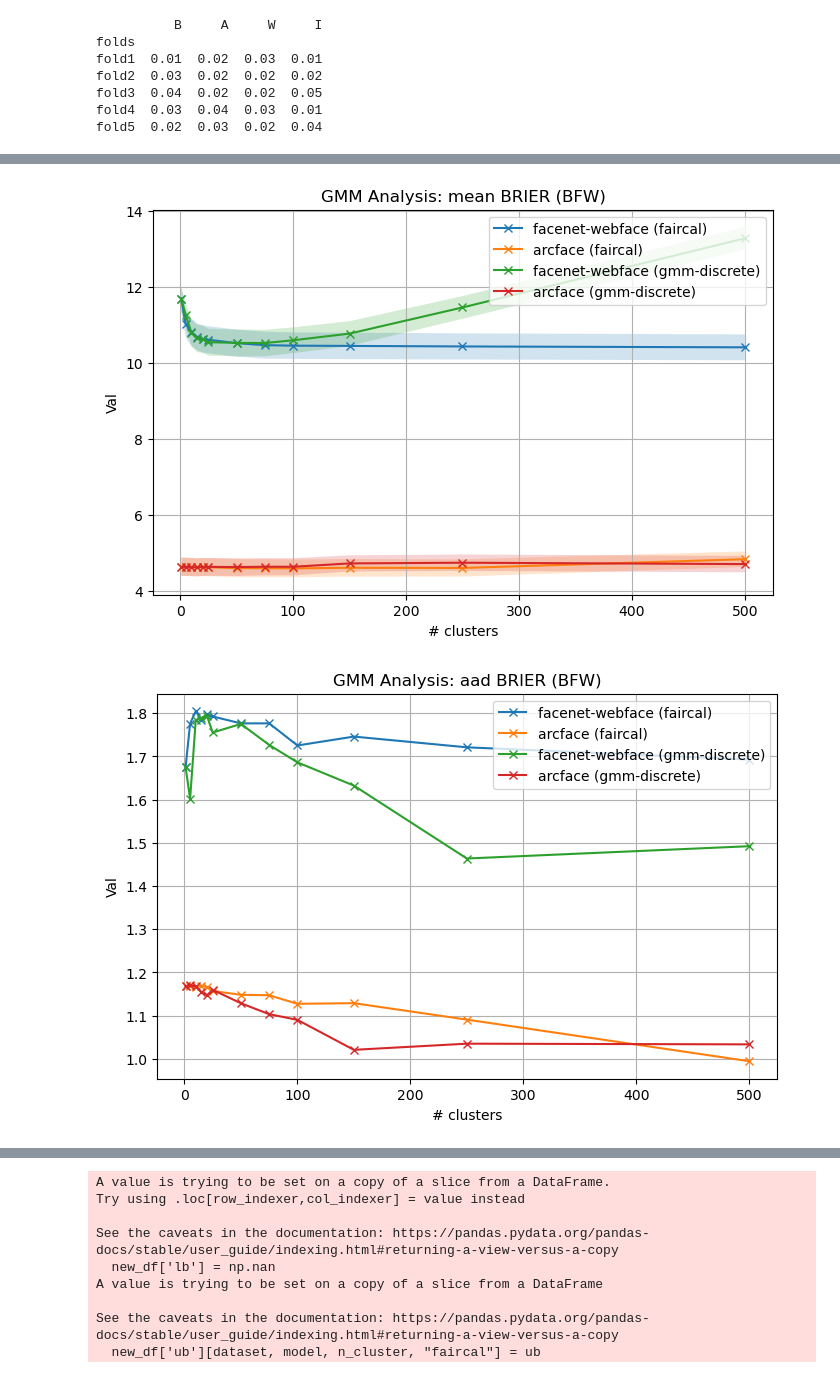
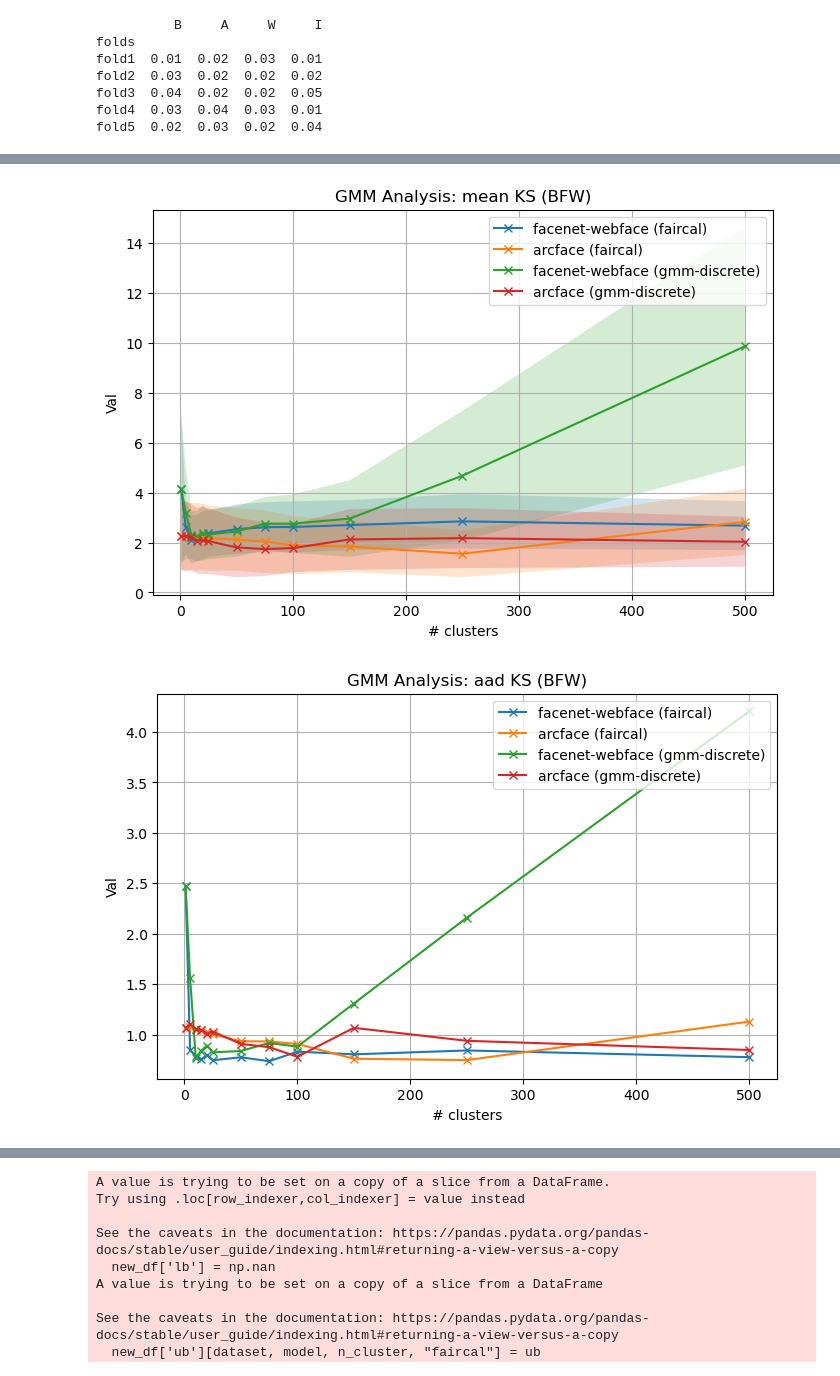
Before and after one commit to margajdon/reproduction-FAIRCAL, a Jupyter notebook: notebooks/GMM Analysis.ipynb, the cells around one changed output, grey strips where cells are left out. Saved outputs shown, nothing was run; the diff lists cells and outputs as text; code cells hidden in the pictures.

```diff
--- a/notebooks/GMM Analysis.ipynb
+++ b/notebooks/GMM Analysis.ipynb
@@ -129,7 +129,7 @@ n_clusters = [500, 250, 150, 100, 75, 50, 20, 25, 15, 10, 5, 1]
 folds = [1,2,3,4,5]
 data = pd.DataFrame()
 
-measure = 'brier'
+measure = 'ks'
 calibration = 'beta'
 
 indices = {
@@ -227,25 +227,25 @@ HTML(data.to_html())
 # %%
 data = data.sort_index()
 
 for metric in ['mean', 'aad', 'mad']:
     plt.figure(figsize=(8, 5))
     for approach in approaches:
         for model in ["facenet-webface", "arcface"]:
             x = data[f'{metric}']["bfw", model, :, approach].index
             y = data[f'{metric}']["bfw", model, :, approach]
 
             plt.plot(x,y,label=model+f" ({approach})", marker='x')
             if metric == 'mean':
-                error = data['std']["bfw", model, :, approach]/np.sqrt(40)
+                error = data['std']["bfw", model, :, approach]
                 plt.fill_between(x, y-error, y+error, alpha=0.2)
 
     plt.legend(loc="upper right")
     plt.grid()
     plt.xlabel("# clusters")
     plt.ylabel("Val")
     plt.title(f"GMM Analysis: {metric} {measure.upper()} (BFW)")
 
     plt.show()
 # %% [output]
-[figure, old version]
+[figure, new version]
-[figure, old version]
+[figure, new version]
```
Also changed, not shown: parts of 2 cells of this notebook, 2 other files.
